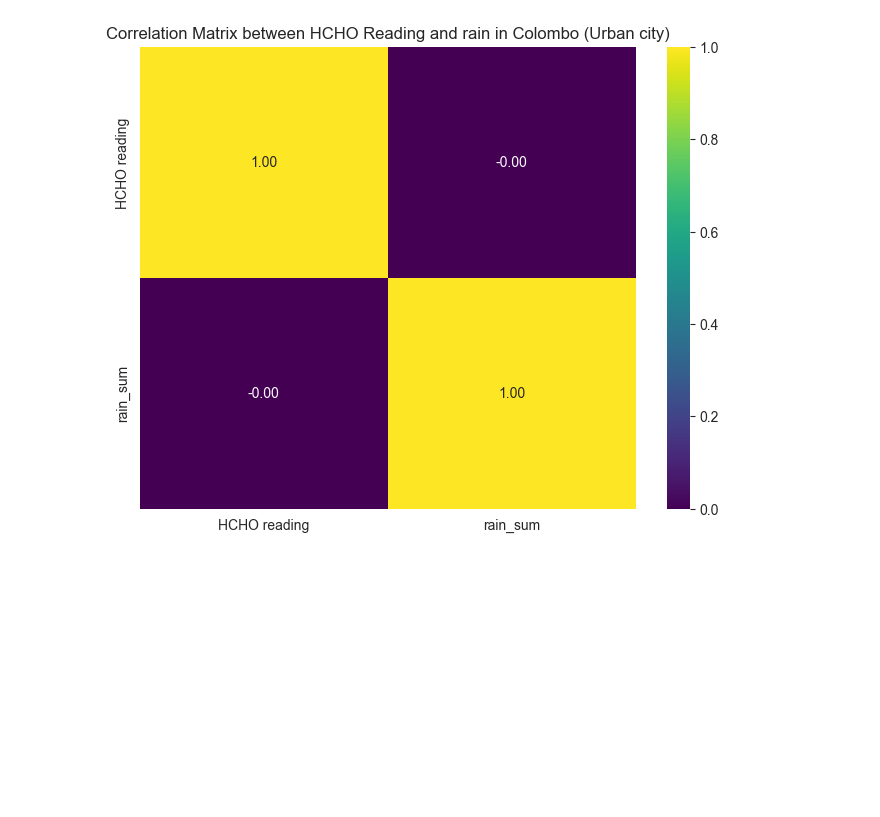
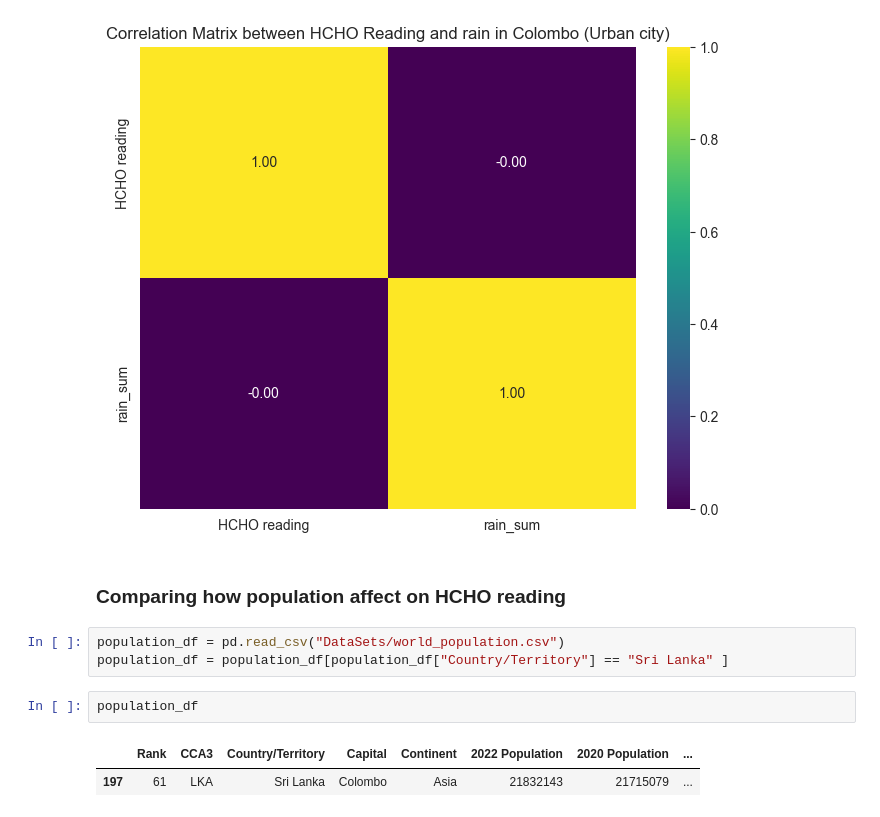
Before and after one commit to VanujaDesilva/Analyzing-HCHO-Gas-Levels-in-Sri-Lanka, a Jupyter notebook: Spatio-Temporal Analysis.ipynb, the cells around one changed output. Cells and saved outputs as stored; diff of their text form; blank space fills up the shorter version.

```diff
--- a/Spatio-Temporal Analysis.ipynb
+++ b/Spatio-Temporal Analysis.ipynb
@@ -599,3 +599,13 @@ plt.title('Correlation Matrix between HCHO Reading and rain in Colombo (Urban ci
 plt.show()
 # %% [output]
 [figure]
+# %% [markdown]
+### Comparing how population affect on HCHO reading
+# %%
+population_df = pd.read_csv("DataSets/world_population.csv")
+population_df = population_df[population_df["Country/Territory"] == "Sri Lanka" ]
+# %%
+population_df
+# %% [output]
+|  | Rank | CCA3 | Country/Territory | Capital | Continent | 2022 Population | 2020 Population | ... |
+| 197 | 61 | LKA | Sri Lanka | Colombo | Asia | 21832143 | 21715079 | ... |
```
